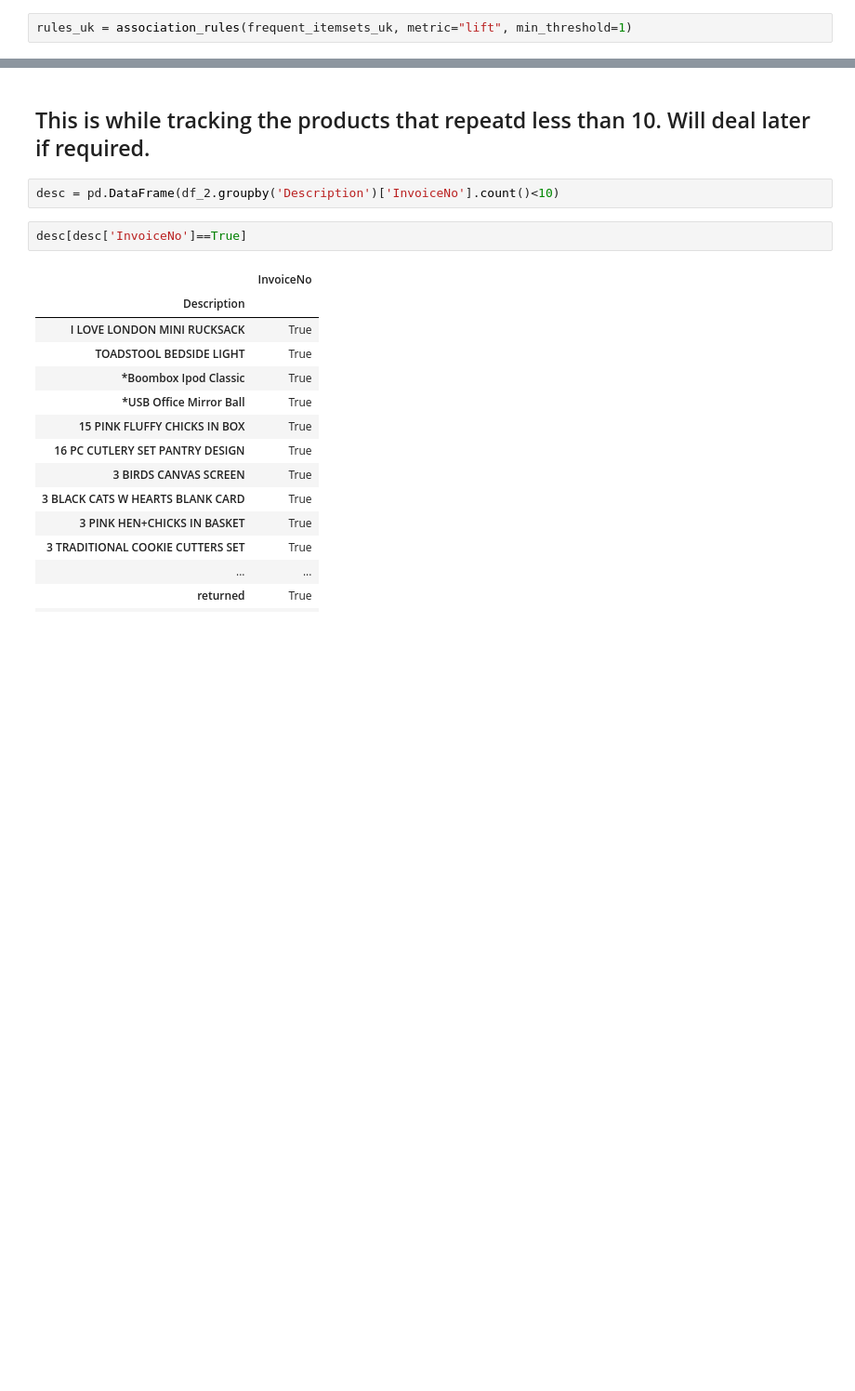
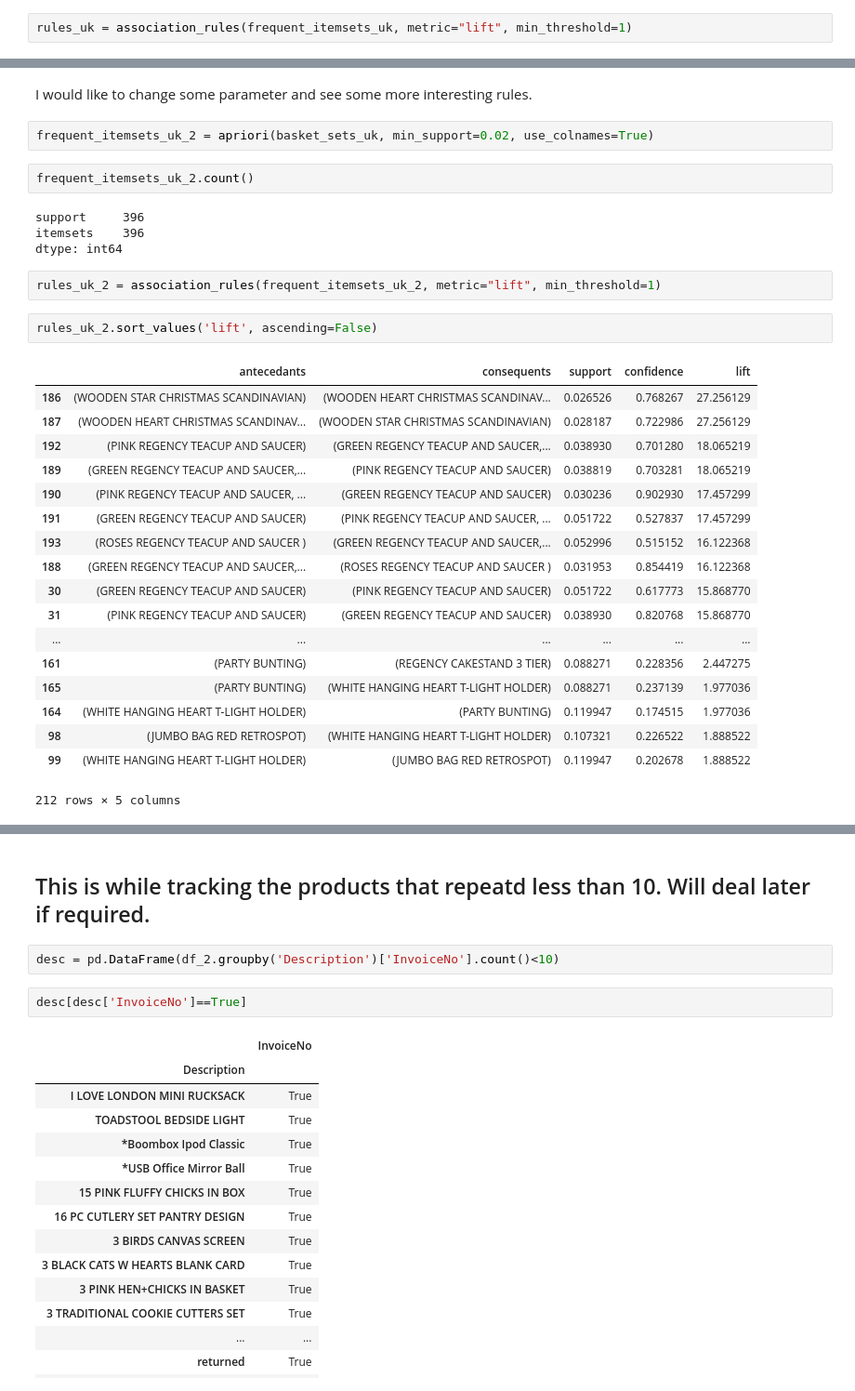
Before and after one commit to RutanshuDesai/Data-Analysis-Market-Basket-Analysis, a Jupyter notebook: Zappos Data Analytics.ipynb, the cells around one changed output, grey strips where cells are left out. Shown: that part at 93% size. Saved outputs shown, nothing was run; the diff lists cells and outputs as text; blank space fills up the shorter version.

```diff
--- a/Zappos Data Analytics.ipynb
+++ b/Zappos Data Analytics.ipynb
@@ -681,0 +760,33 @@ rules_uk.sort_values('lift', ascending=False).head(10)
+# %% [markdown]
+I would like to change some parameter and see some more interesting rules.
+# %%
+frequent_itemsets_uk_2 = apriori(basket_sets_uk, min_support=0.02, use_colnames=True)
+# %%
+frequent_itemsets_uk_2.count()
+# %% [output]
+support     396
+itemsets    396
+dtype: int64
+# %%
+rules_uk_2 = association_rules(frequent_itemsets_uk_2, metric="lift", min_threshold=1)
+# %%
+rules_uk_2.sort_values('lift', ascending=False)
+# %% [output]
+|  | antecedants | consequents | support | confidence | lift |
+| 186 | (WOODEN STAR CHRISTMAS SCANDINAVIAN) | (WOODEN HEART CHRISTMAS SCANDINAV... | 0.026526 | 0.768267 | 27.256129 |
+| 187 | (WOODEN HEART CHRISTMAS SCANDINAV... | (WOODEN STAR CHRISTMAS SCANDINAVIAN) | 0.028187 | 0.722986 | 27.256129 |
+| 192 | (PINK REGENCY TEACUP AND SAUCER) | (GREEN REGENCY TEACUP AND SAUCER,... | 0.038930 | 0.701280 | 18.065219 |
+| 189 | (GREEN REGENCY TEACUP AND SAUCER,... | (PINK REGENCY TEACUP AND SAUCER) | 0.038819 | 0.703281 | 18.065219 |
+| 190 | (PINK REGENCY TEACUP AND SAUCER, ... | (GREEN REGENCY TEACUP AND SAUCER) | 0.030236 | 0.902930 | 17.457299 |
+| 191 | (GREEN REGENCY TEACUP AND SAUCER) | (PINK REGENCY TEACUP AND SAUCER, ... | 0.051722 | 0.527837 | 17.457299 |
+| 193 | (ROSES REGENCY TEACUP AND SAUCER ) | (GREEN REGENCY TEACUP AND SAUCER,... | 0.052996 | 0.515152 | 16.122368 |
+| 188 | (GREEN REGENCY TEACUP AND SAUCER,... | (ROSES REGENCY TEACUP AND SAUCER ) | 0.031953 | 0.854419 | 16.122368 |
+| 30 | (GREEN REGENCY TEACUP AND SAUCER) | (PINK REGENCY TEACUP AND SAUCER) | 0.051722 | 0.617773 | 15.868770 |
+| 31 | (PINK REGENCY TEACUP AND SAUCER) | (GREEN REGENCY TEACUP AND SAUCER) | 0.038930 | 0.820768 | 15.868770 |
+| ... | ... | ... | ... | ... | ... |
+| 161 | (PARTY BUNTING) | (REGENCY CAKESTAND 3 TIER) | 0.088271 | 0.228356 | 2.447275 |
+| 165 | (PARTY BUNTING) | (WHITE HANGING HEART T-LIGHT HOLDER) | 0.088271 | 0.237139 | 1.977036 |
+| 164 | (WHITE HANGING HEART T-LIGHT HOLDER) | (PARTY BUNTING) | 0.119947 | 0.174515 | 1.977036 |
+| 98 | (JUMBO BAG RED RETROSPOT) | (WHITE HANGING HEART T-LIGHT HOLDER) | 0.107321 | 0.226522 | 1.888522 |
+| 99 | (WHITE HANGING HEART T-LIGHT HOLDER) | (JUMBO BAG RED RETROSPOT) | 0.119947 | 0.202678 | 1.888522 |
+212 rows × 5 columns
```
Also changed, not shown: parts of 57 cells of this notebook.
